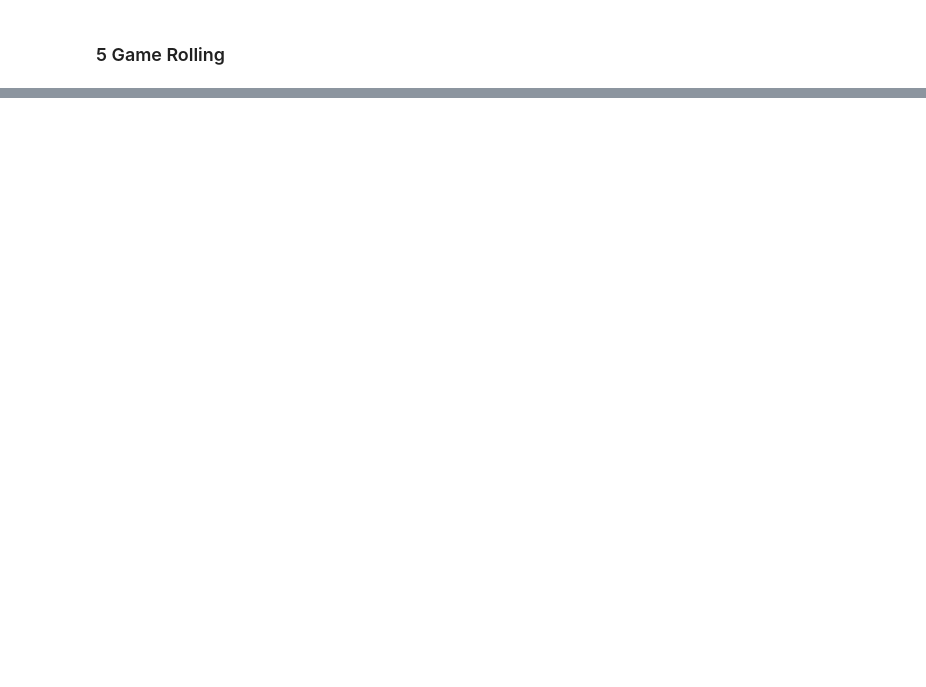
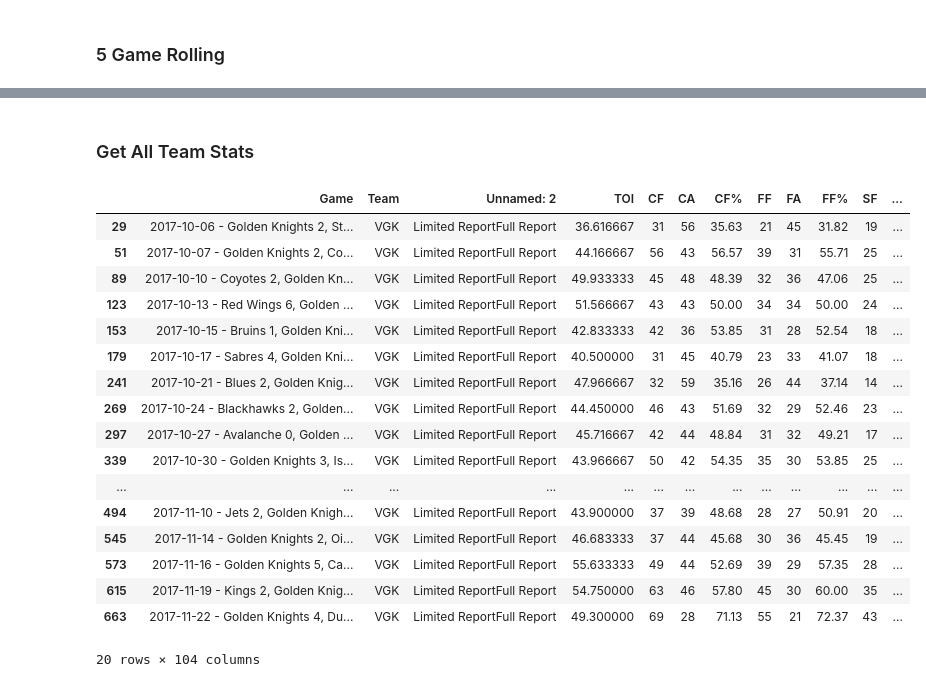
Before and after one commit to gschwaeb/NHL_Game_Prediction, a Jupyter notebook: data_collecting_but_cleaner.ipynb, the cells around one changed output, grey strips where cells are left out. Cells and saved outputs as stored; diff of their text form; code cells hidden in the pictures; blank space fills up the shorter version.

```diff
--- a/data_collecting_but_cleaner.ipynb
+++ b/data_collecting_but_cleaner.ipynb
@@ -1038,0 +1386,39 @@ accuracy_10
+# %% [markdown]
+### Get All Team Stats
+# %%
+primary1617 = get_and_format_nst_team_stats('20162017','5v5', 'n')
+pp1617 = get_and_format_nst_team_stats('20162017','pp', 'n')
+pk1617 = get_and_format_nst_team_stats('20162017','pk', 'n')
+# %%
+primary1718 = get_and_format_nst_team_stats('20172018','5v5', 'n')
+pp1718 = get_and_format_nst_team_stats('20172018','pp', 'n')
+pk1718 = get_and_format_nst_team_stats('20172018','pk', 'n')
+# %%
+features1617 = merge_team_stats(primary1617, pp1617, pk1617)
+features1718 = merge_team_stats(primary1718, pp1718, pk1718)
+features1819 = merge_team_stats(primary1819, pp1819, pk1819)
+features1920 = merge_team_stats(primary1920, pp1920, pk1920)
+features2021 = merge_team_stats(primary2021, pp2021, pk2021)
+# %%
+team_stats_all_seasons = pd.concat([features1617, features1718, features1819, features1920, features2021]).sort_values('Date')
+# %%
+team_stats_all_seasons[(team_stats_all_seasons['last20_pk_TOI_per_game'].isna()) & (team_stats_all_seasons['Date'] > '2016-12-15')]
+# %% [output]
+|  | Game | Team | Unnamed: 2 | TOI | CF | CA | CF% | FF | FA | FF% | SF | ... |
+| 29 | 2017-10-06 - Golden Knights 2, St... | VGK | Limited ReportFull Report | 36.616667 | 31 | 56 | 35.63 | 21 | 45 | 31.82 | 19 | ... |
+| 51 | 2017-10-07 - Golden Knights 2, Co... | VGK | Limited ReportFull Report | 44.166667 | 56 | 43 | 56.57 | 39 | 31 | 55.71 | 25 | ... |
+| 89 | 2017-10-10 - Coyotes 2, Golden Kn... | VGK | Limited ReportFull Report | 49.933333 | 45 | 48 | 48.39 | 32 | 36 | 47.06 | 25 | ... |
+| 123 | 2017-10-13 - Red Wings 6, Golden ... | VGK | Limited ReportFull Report | 51.566667 | 43 | 43 | 50.00 | 34 | 34 | 50.00 | 24 | ... |
+| 153 | 2017-10-15 - Bruins 1, Golden Kni... | VGK | Limited ReportFull Report | 42.833333 | 42 | 36 | 53.85 | 31 | 28 | 52.54 | 18 | ... |
+| 179 | 2017-10-17 - Sabres 4, Golden Kni... | VGK | Limited ReportFull Report | 40.500000 | 31 | 45 | 40.79 | 23 | 33 | 41.07 | 18 | ... |
+| 241 | 2017-10-21 - Blues 2, Golden Knig... | VGK | Limited ReportFull Report | 47.966667 | 32 | 59 | 35.16 | 26 | 44 | 37.14 | 14 | ... |
+| 269 | 2017-10-24 - Blackhawks 2, Golden... | VGK | Limited ReportFull Report | 44.450000 | 46 | 43 | 51.69 | 32 | 29 | 52.46 | 23 | ... |
+| 297 | 2017-10-27 - Avalanche 0, Golden ... | VGK | Limited ReportFull Report | 45.716667 | 42 | 44 | 48.84 | 31 | 32 | 49.21 | 17 | ... |
+| 339 | 2017-10-30 - Golden Knights 3, Is... | VGK | Limited ReportFull Report | 43.966667 | 50 | 42 | 54.35 | 35 | 30 | 53.85 | 25 | ... |
+| ... | ... | ... | ... | ... | ... | ... | ... | ... | ... | ... | ... | ... |
+| 494 | 2017-11-10 - Jets 2, Golden Knigh... | VGK | Limited ReportFull Report | 43.900000 | 37 | 39 | 48.68 | 28 | 27 | 50.91 | 20 | ... |
+| 545 | 2017-11-14 - Golden Knights 2, Oi... | VGK | Limited ReportFull Report | 46.683333 | 37 | 44 | 45.68 | 30 | 36 | 45.45 | 19 | ... |
+| 573 | 2017-11-16 - Golden Knights 5, Ca... | VGK | Limited ReportFull Report | 55.633333 | 49 | 44 | 52.69 | 39 | 29 | 57.35 | 28 | ... |
+| 615 | 2017-11-19 - Kings 2, Golden Knig... | VGK | Limited ReportFull Report | 54.750000 | 63 | 46 | 57.80 | 45 | 30 | 60.00 | 35 | ... |
+| 663 | 2017-11-22 - Golden Knights 4, Du... | VGK | Limited ReportFull Report | 49.300000 | 69 | 28 | 71.13 | 55 | 21 | 72.37 | 43 | ... |
+20 rows × 104 columns
```
Also changed, not shown: parts of 86 cells of this notebook, 10 other files.
